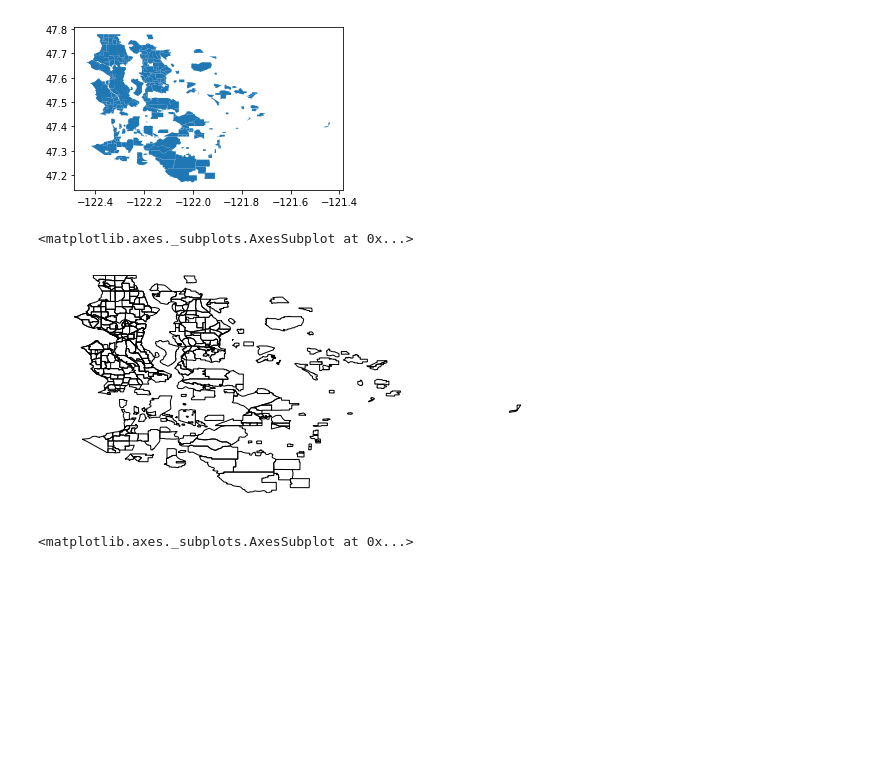
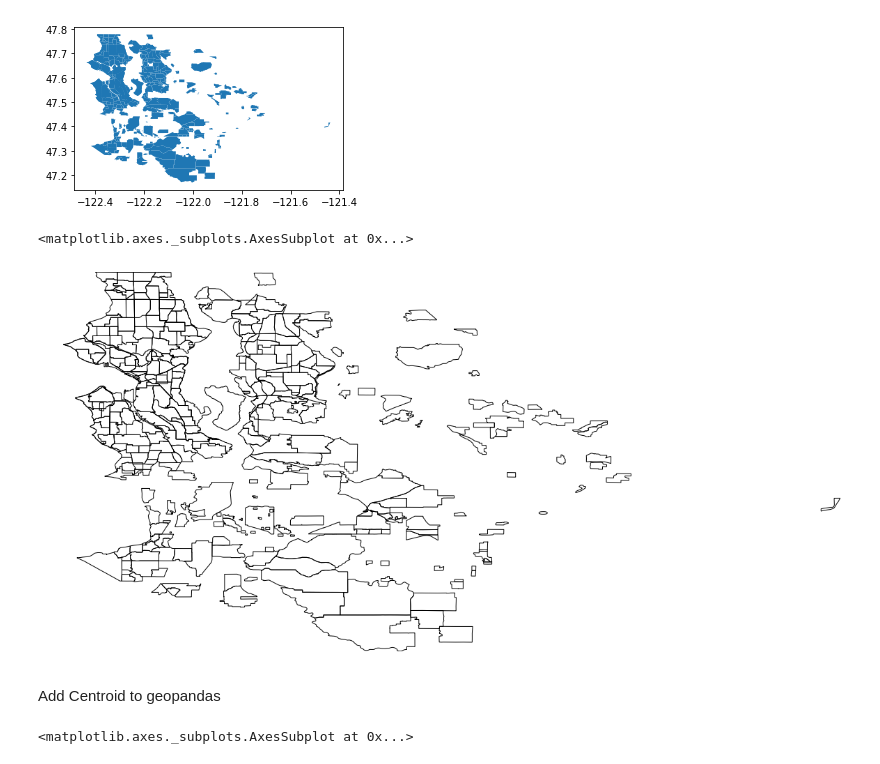
Before and after one commit to fleason/Coursera_Capstone, a Jupyter notebook: GeoPandas.ipynb, the cells around one changed output. Drawn from its saved outputs; the diff is of its cells as text; code cells hidden in the pictures; blank space fills up the shorter version.

```diff
--- a/GeoPandas.ipynb
+++ b/GeoPandas.ipynb
@@ -88,10 +182,12 @@ df_SEA = geopandas.read_file(url)
 <matplotlib.axes._subplots.AxesSubplot at 0x...>
 [figure]
 # %%
-geoplot.polyplot(df_SEA, figsize=(8, 4))
+geoplot.polyplot(df_SEA, figsize=(20, 10))
 # %% [output]
 <matplotlib.axes._subplots.AxesSubplot at 0x...>
-[figure, old version]
+[figure, new version]
+# %% [markdown]
+Add Centroid to geopandas
 # %%
 df_SEA['centroid_column'] = df_SEA.centroid
 df_SEA = df_SEA.set_geometry('centroid_column')
```
Also changed, not shown: parts of 86 cells of this notebook.
